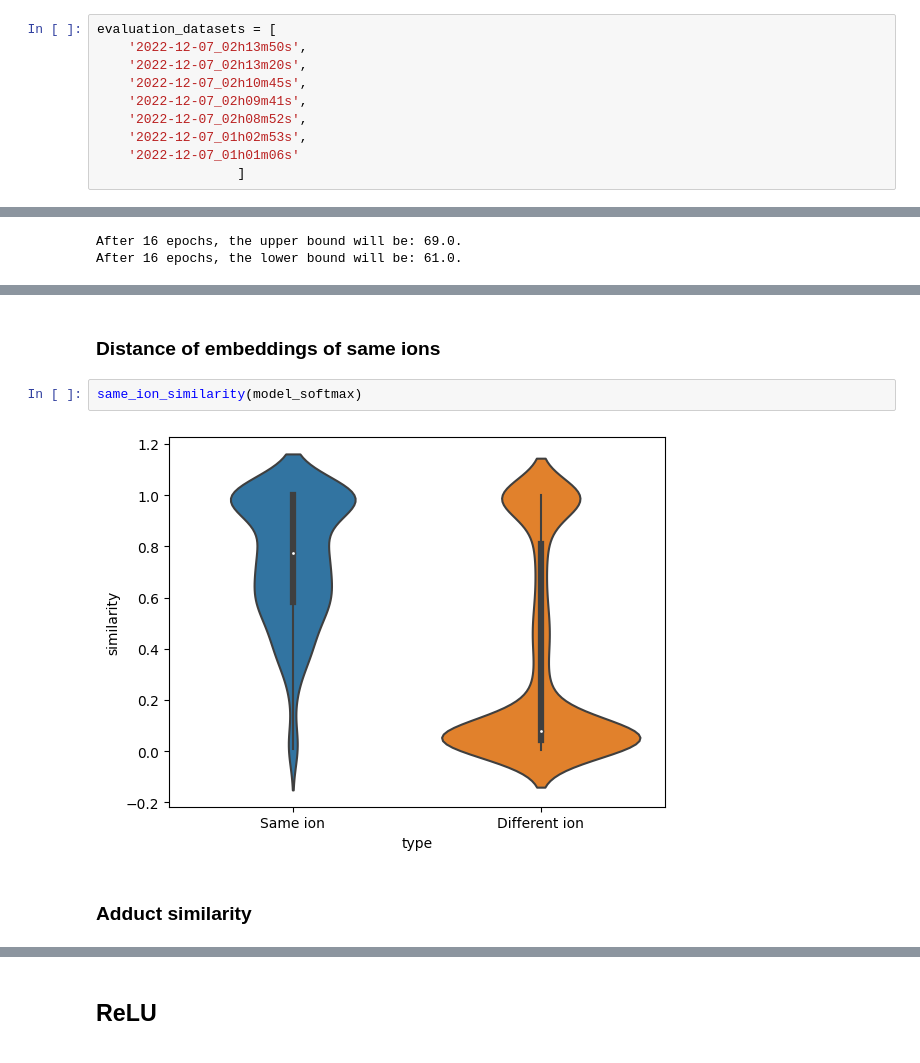
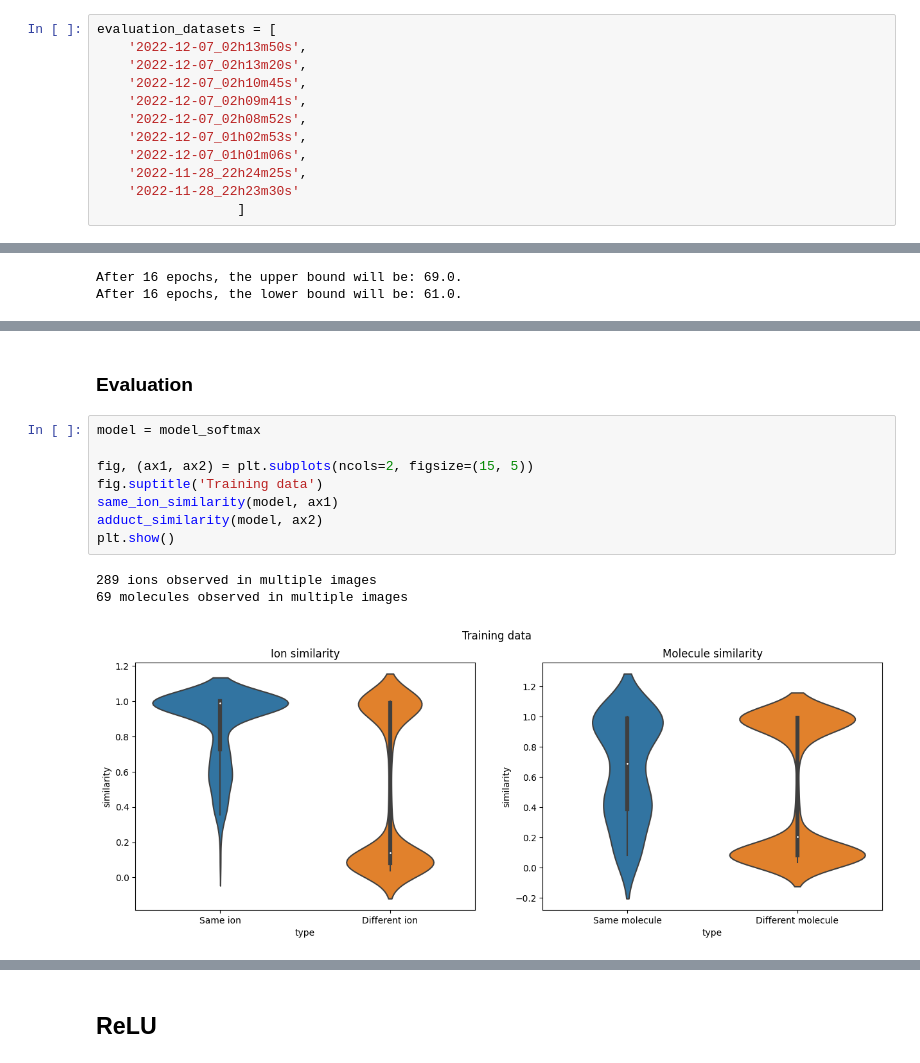
Before and after one commit to tdrose/ionimage_embedding, a Jupyter notebook: notebooks/evaluating_embeddings.ipynb, the cells around one changed output, grey strips where cells are left out. Drawn from its saved outputs; the diff is of its cells as text.

Commit message:
Visualizations and evaluation

```diff
--- a/notebooks/evaluating_embeddings.ipynb
+++ b/notebooks/evaluating_embeddings.ipynb
@@ -62,7 +137,9 @@ evaluation_datasets = [
     '2022-12-07_02h09m41s',
     '2022-12-07_02h08m52s',
     '2022-12-07_01h02m53s',
-    '2022-12-07_01h01m06s'
+    '2022-12-07_01h01m06s',
+    '2022-11-28_22h24m25s',
+    '2022-11-28_22h23m30s'
                   ]
 # %%
 training_results = {}
@@ -247,8 +337,14 @@ for ds in training_dsid:
 # %% [markdown]
-### Distance of embeddings of same ions
+### Evaluation
 # %%
-same_ion_similarity(model_softmax)
+model = model_softmax
+
+fig, (ax1, ax2) = plt.subplots(ncols=2, figsize=(15, 5))
+fig.suptitle('Training data')
+same_ion_similarity(model, ax1)
+adduct_similarity(model, ax2)
+plt.show()
 # %% [output]
+289 ions observed in multiple images
+69 molecules observed in multiple images
-[figure, old version]
+[figure, new version]
-# %% [markdown]
-### Adduct similarity
```
Also changed, not shown: parts of 29 cells of this notebook, 2 other files.
